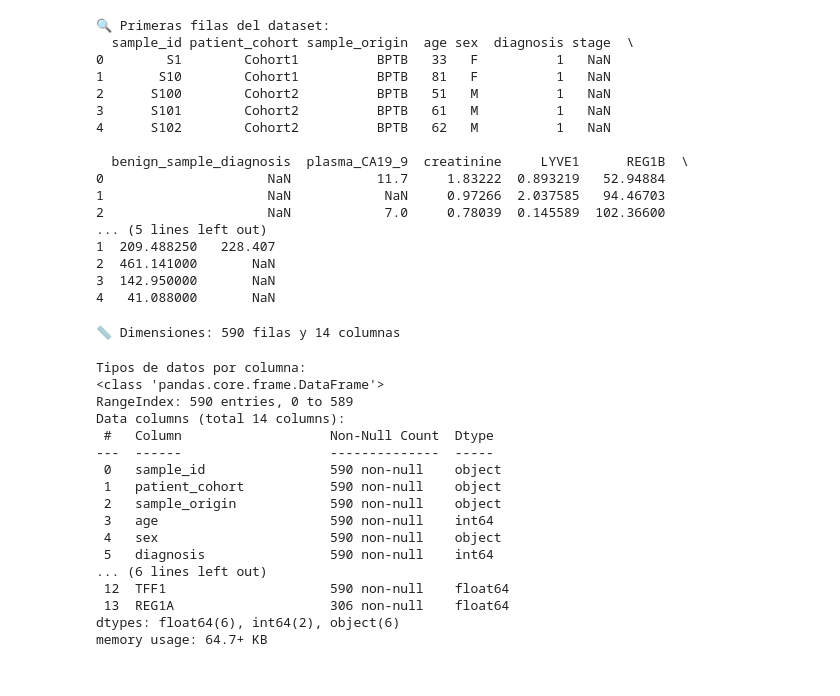
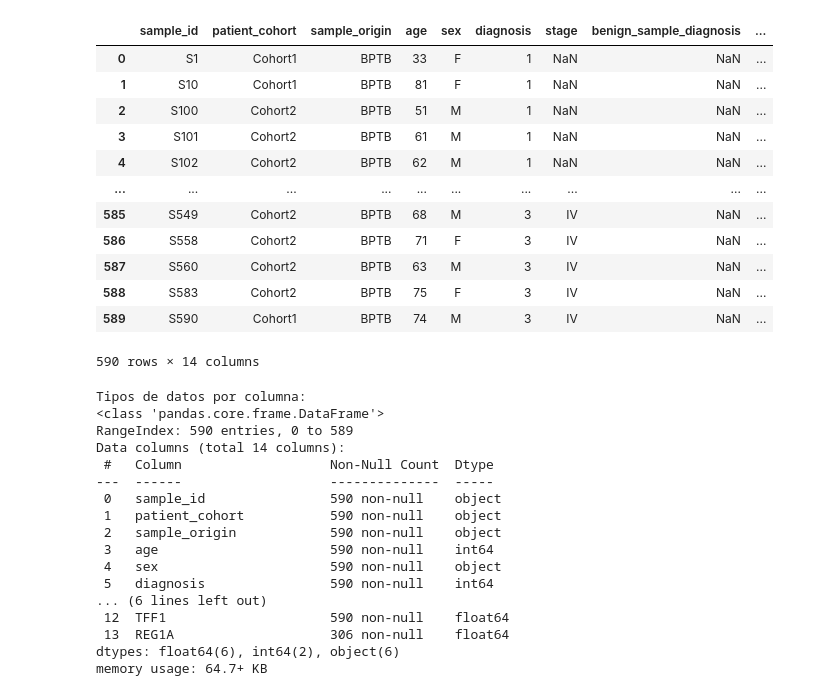
Before and after one commit to Pepe08tn/Proyecto-PIA-2025, a Jupyter notebook: notebooks/note.ipynb, the cells around one changed output. Cells and saved outputs as stored; diff of their text form; code cells hidden in the pictures.

```diff
--- a/notebooks/note.ipynb
+++ b/notebooks/note.ipynb
@@ -19,28 +21,21 @@ df = pd.read_csv(DATA_PATH)
 # %%
-print("🔍 Primeras filas del dataset:")
-print(df.head(), "\n")
+df = pd.read_csv('../data/pancreatic_cancer_structured.csv')
+df
+#
 # %% [output]
+|  | sample_id | patient_cohort | sample_origin | age | sex | diagnosis | stage | benign_sample_diagnosis | ... |
+| 0 | S1 | Cohort1 | BPTB | 33 | F | 1 | NaN | NaN | ... |
+| 1 | S10 | Cohort1 | BPTB | 81 | F | 1 | NaN | NaN | ... |
+| 2 | S100 | Cohort2 | BPTB | 51 | M | 1 | NaN | NaN | ... |
+| 3 | S101 | Cohort2 | BPTB | 61 | M | 1 | NaN | NaN | ... |
+| 4 | S102 | Cohort2 | BPTB | 62 | M | 1 | NaN | NaN | ... |
+| ... | ... | ... | ... | ... | ... | ... | ... | ... | ... |
+| 585 | S549 | Cohort2 | BPTB | 68 | M | 3 | IV | NaN | ... |
+| 586 | S558 | Cohort2 | BPTB | 71 | F | 3 | IV | NaN | ... |
+| 587 | S560 | Cohort2 | BPTB | 63 | M | 3 | IV | NaN | ... |
+| 588 | S583 | Cohort2 | BPTB | 75 | F | 3 | IV | NaN | ... |
+| 589 | S590 | Cohort1 | BPTB | 74 | M | 3 | IV | NaN | ... |
-🔍 Primeras filas del dataset:
-  sample_id patient_cohort sample_origin  age sex  diagnosis stage  \
-0        S1        Cohort1          BPTB   33   F          1   NaN
-1       S10        Cohort1          BPTB   81   F          1   NaN
-2      S100        Cohort2          BPTB   51   M          1   NaN
-3      S101        Cohort2          BPTB   61   M          1   NaN
-4      S102        Cohort2          BPTB   62   M          1   NaN
-
-  benign_sample_diagnosis  plasma_CA19_9  creatinine     LYVE1      REG1B  \
-0                     NaN           11.7     1.83222  0.893219   52.94884
-1                     NaN            NaN     0.97266  2.037585   94.46703
-2                     NaN            7.0     0.78039  0.145589  102.36600
-... (5 lines left out)
-1  209.488250   228.407
-2  461.141000       NaN
-3  142.950000       NaN
-4   41.088000       NaN
+590 rows × 14 columns
-# %%
-print(f"Dimensiones: {df.shape[0]} filas y {df.shape[1]} columnas\n")
-# %% [output]
-📏 Dimensiones: 590 filas y 14 columnas
 # %%
 print("Tipos de datos por columna:")
 df.info()
```
Also changed, not shown: parts of 6 cells of this notebook, 1 other file.
